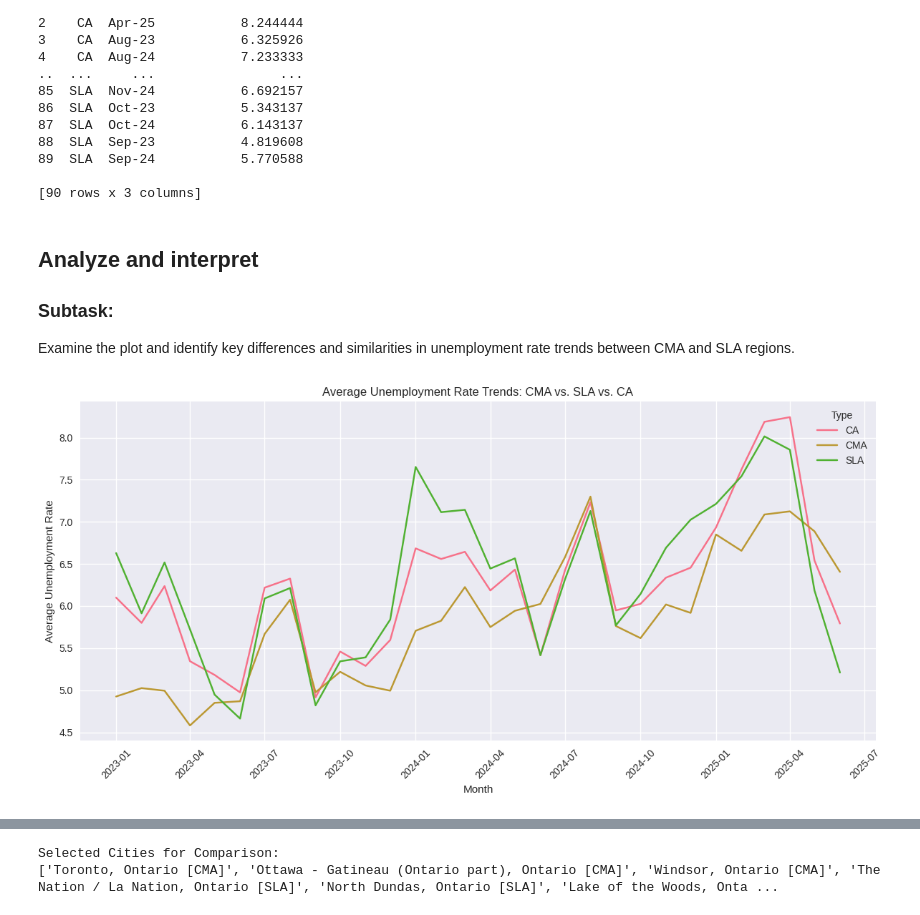
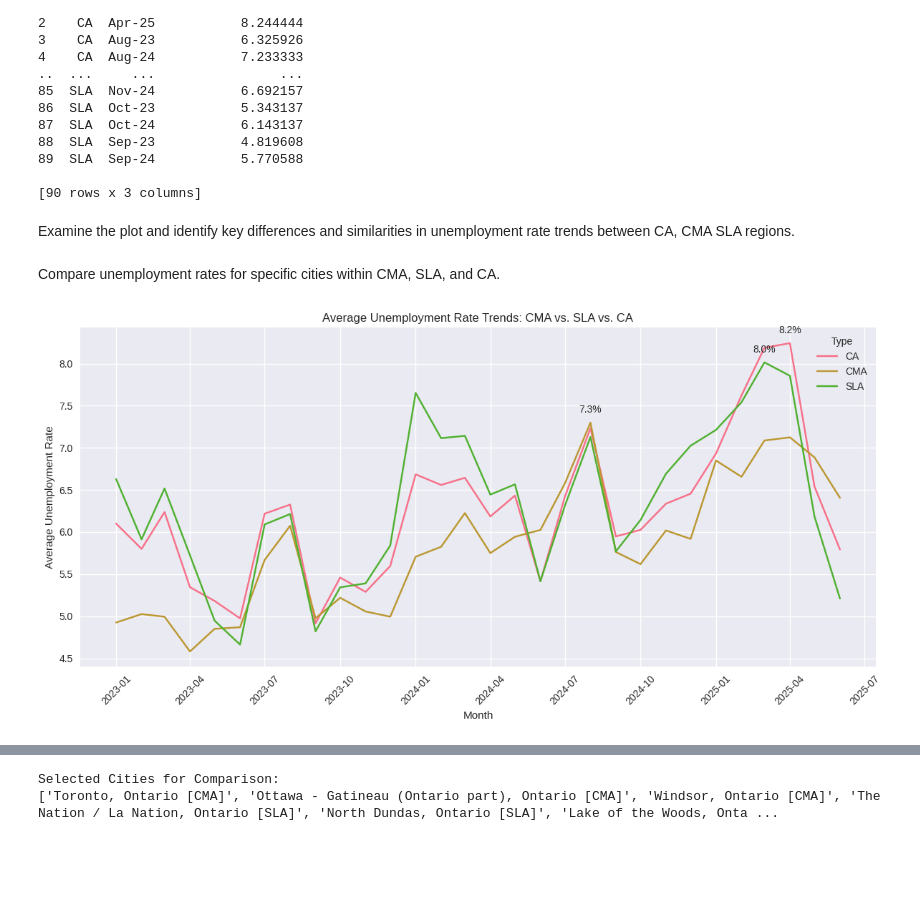
Before and after one commit to bestatall16/Jenniferwang, a Jupyter notebook: Cleaned_Unemployment.ipynb, the cells around one changed output, grey strips where cells are left out. Cells and saved outputs as stored; diff of their text form; code cells hidden in the pictures; blank space fills up the shorter version.

```diff
--- a/Cleaned_Unemployment.ipynb
+++ b/Cleaned_Unemployment.ipynb
@@ -985,32 +798,44 @@ print(grouped_by_type_filtered.head(100))
 
 [90 rows x 3 columns]
 # %% [markdown]
-## Analyze and interpret
 
-### Subtask:
-Examine the plot and identify key differences and similarities in unemployment rate trends between CMA and SLA regions.
+Examine the plot and identify key differences and similarities in unemployment rate trends between CA, CMA  SLA regions.
+# %% [markdown]
+Compare unemployment rates for specific cities within CMA, SLA, and CA.
 # %%
 # Convert the 'Month' column to datetime objects
 grouped_by_type_filtered['Month'] = pd.to_datetime(grouped_by_type_filtered['Month'], format='%b-%y')
 
 # Create a line plot to visualize the average unemployment rate trends for CMA, SLA, and CA regions over time
 plt.figure(figsize=(12, 6))
 sns.lineplot(data=grouped_by_type_filtered, x='Month', y='Unemployment Rate', hue='Type')
 
 # Add a title to the plot
 plt.title('Average Unemployment Rate Trends: CMA vs. SLA vs. CA')
 
 # Label the x-axis and y-axis
 plt.xlabel('Month')
 plt.ylabel('Average Unemployment Rate')
 
 # Rotate the x-axis labels for better readability
 plt.xticks(rotation=45)
 
+# Annotate some key points on the plot
+# Find the month with the highest average unemployment rate for each type
+peak_cma = grouped_by_type_filtered[grouped_by_type_filtered['Type'] == 'CMA'].loc[grouped_by_type_filtered[grouped_by_type_filtered['Type'] == 'CMA']['Unemployment Rate'].idxmax()]
+peak_sla = grouped_by_type_filtered[grouped_by_type_filtered['Type'] == 'SLA'].loc[grouped_by_type_filtered[grouped_by_type_filtered['Type'] == 'SLA']['Unemployment Rate'].idxmax()]
+peak_ca = grouped_by_type_filtered[grouped_by_type_filtered['Type'] == 'CA'].loc[grouped_by_type_filtered[grouped_by_type_filtered['Type'] == 'CA']['Unemployment Rate'].idxmax()]
+
+
+plt.annotate(f'{peak_cma["Unemployment Rate"]:.1f}%', (peak_cma['Month'], peak_cma['Unemployment Rate']), textcoords="offset points", xytext=(0,10), ha='center')
+plt.annotate(f'{peak_sla["Unemployment Rate"]:.1f}%', (peak_sla['Month'], peak_sla['Unemployment Rate']), textcoords="offset points", xytext=(0,10), ha='center')
+plt.annotate(f'{peak_ca["Unemployment Rate"]:.1f}%', (peak_ca['Month'], peak_ca['Unemployment Rate']), textcoords="offset points", xytext=(0,10), ha='center')
+
+
 # Ensure a tight layout to prevent labels from overlapping
 plt.tight_layout()
 
 # Display the plot
 plt.show()
 # %% [output]
-[figure, old version]
+[figure, new version]
```
Also changed, not shown: parts of 51 cells of this notebook.
